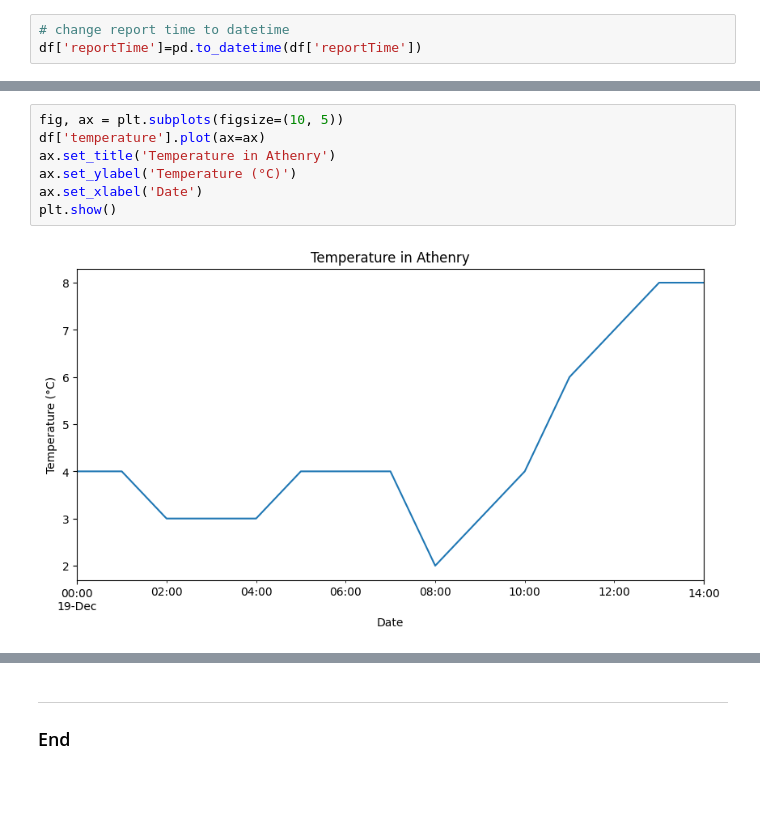
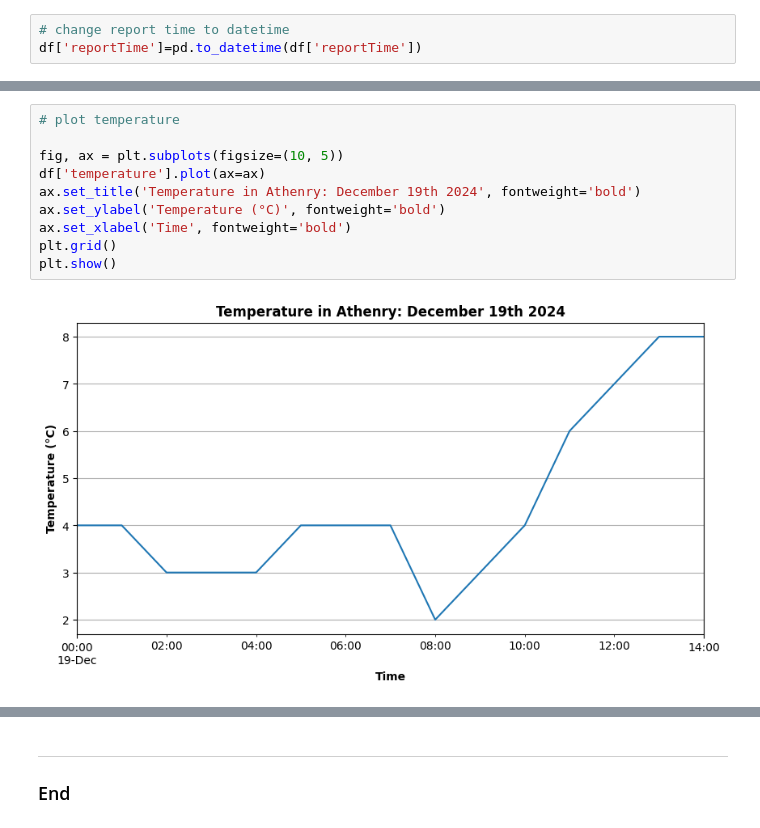
Before and after one commit to lryan30/CI_assessment, a Jupyter notebook: weather.ipynb, the cells around one changed output, grey strips where cells are left out. Cells and saved outputs as stored; diff of their text form; blank space fills up the shorter version.

```diff
--- a/weather.ipynb
+++ b/weather.ipynb
@@ -158,11 +173,14 @@ df
 | 2024-12-19 13:00:00 | Athenry | 8 | 02d | Fair | "Fair" | 17 | - | ... |
 | 2024-12-19 14:00:00 | Athenry | 8 | 02d | Fair | "Fair" | 9 | - | ... |
 # %%
+# plot temperature
+
 fig, ax = plt.subplots(figsize=(10, 5))
 df['temperature'].plot(ax=ax)
-ax.set_title('Temperature in Athenry')
-ax.set_ylabel('Temperature (°C)')
-ax.set_xlabel('Date')
+ax.set_title('Temperature in Athenry: December 19th 2024', fontweight='bold')
+ax.set_ylabel('Temperature (°C)', fontweight='bold')
+ax.set_xlabel('Time', fontweight='bold')
+plt.grid()
 plt.show()
 # %% [output]
-[figure, old version]
+[figure, new version]
```
Also changed, not shown: parts of 30 cells of this notebook, 2 other files.
